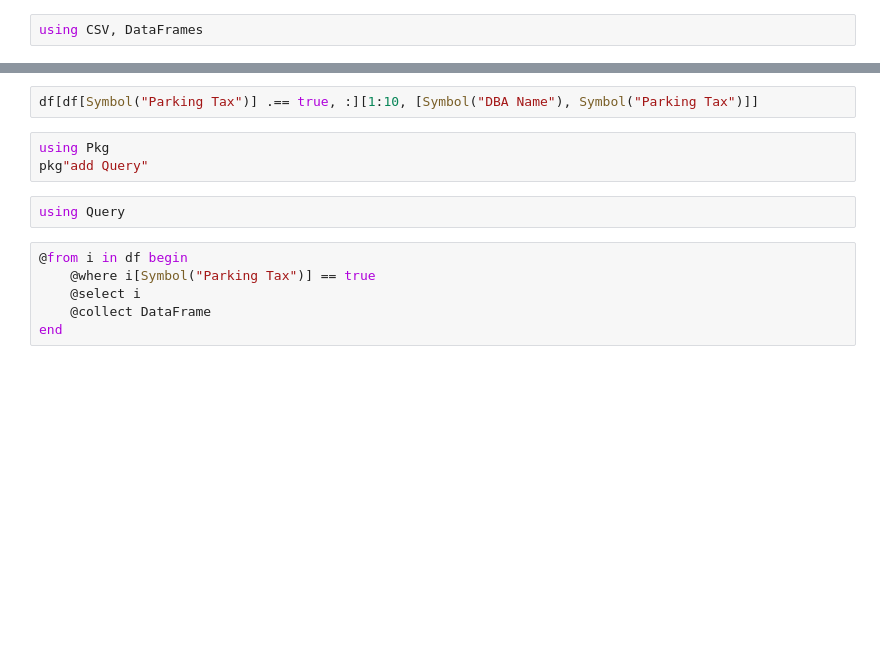
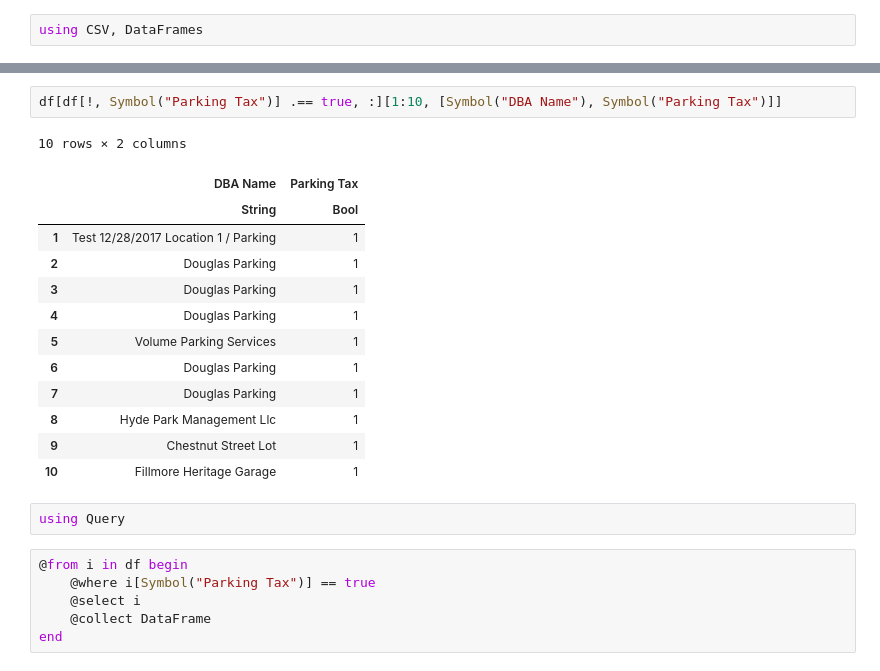
Before and after one commit to JeffRisberg/Julia15, a Jupyter notebook: Chapter 8.ipynb, the cells around one changed output, grey strips where cells are left out. Saved outputs shown, nothing was run; the diff lists cells and outputs as text; blank space fills up the shorter version.

```diff
--- a/Chapter 8.ipynb
+++ b/Chapter 8.ipynb
@@ -16,8 +51,19 @@ size(df, 1)
 # %%
-df[df[Symbol("Parking Tax")] .== true, :][1:10, [Symbol("DBA Name"), Symbol("Parking Tax")]]
+df[df[!, Symbol("Parking Tax")] .== true, :][1:10, [Symbol("DBA Name"), Symbol("Parking Tax")]]
+# %% [output]
+10 rows × 2 columns
+|  | DBA Name | Parking Tax |
+|  | String | Bool |
+| 1 | Test 12/28/2017 Location 1 / Parking | 1 |
+| 2 | Douglas Parking | 1 |
+| 3 | Douglas Parking | 1 |
+| 4 | Douglas Parking | 1 |
+| 5 | Volume Parking Services | 1 |
+| 6 | Douglas Parking | 1 |
+| 7 | Douglas Parking | 1 |
+| 8 | Hyde Park Management Llc | 1 |
+| 9 | Chestnut Street Lot | 1 |
+| 10 | Fillmore Heritage Garage | 1 |
-# %%
-using Pkg
-pkg"add Query"
 # %%
 using Query
 # %%
```
Also changed, not shown: parts of 48 cells of this notebook, 1 other file.
